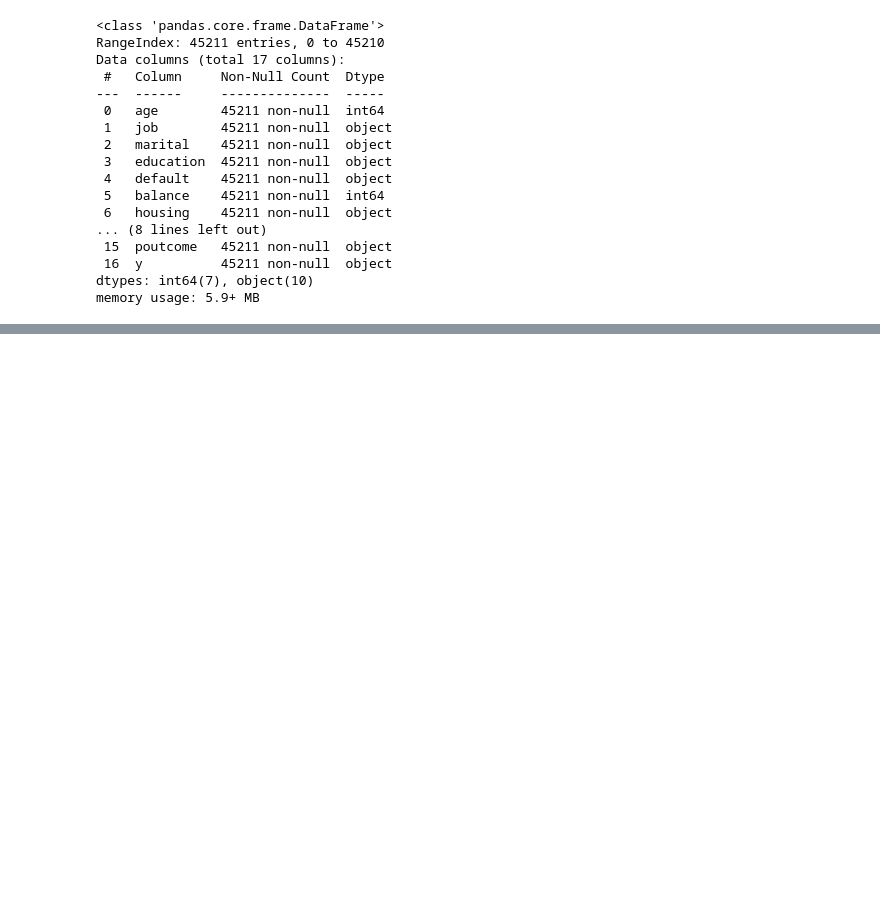
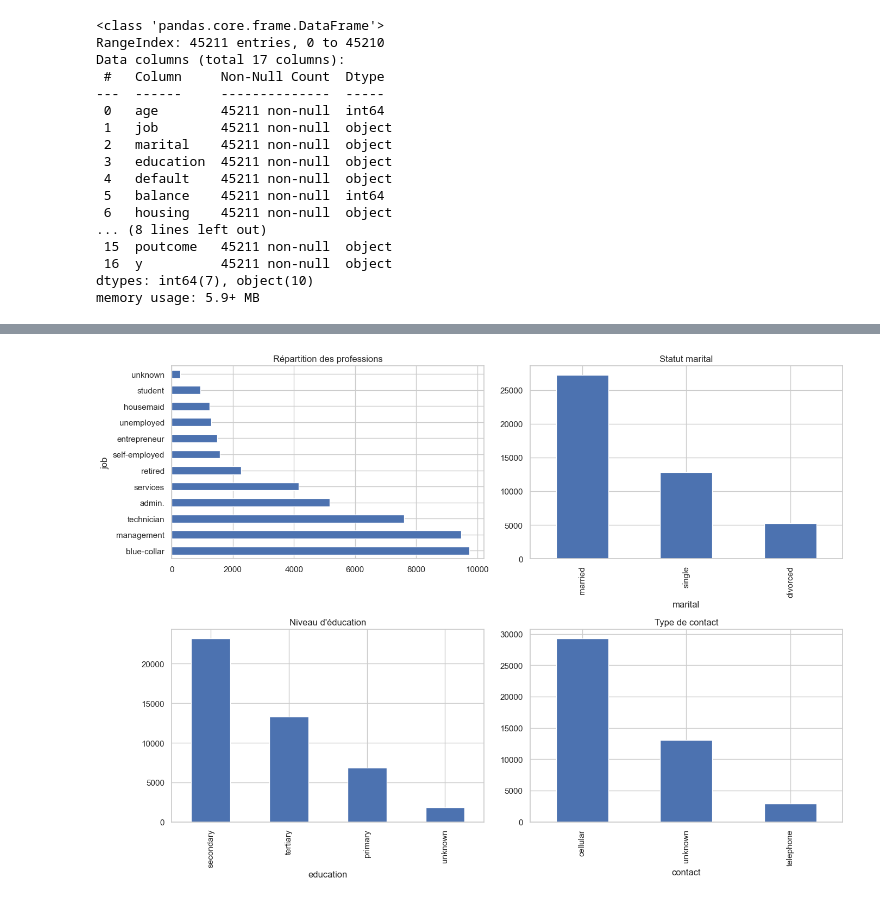
Before and after one commit to yvannerosane/Projet1, a Jupyter notebook: Notebook.ipynb, the cells around one changed output, grey strips where cells are left out. Saved outputs shown, nothing was run; the diff lists cells and outputs as text; code cells hidden in the pictures; blank space fills up the shorter version.

```diff
--- a/Notebook.ipynb
+++ b/Notebook.ipynb
@@ -405,0 +421,19 @@ X_train, X_test, y_train, y_test = train_test_split(
+# %%
+fig, axes = plt.subplots(2, 2, figsize=(14, 10))
+
+data["job"].value_counts().plot(kind="barh", ax=axes[0, 0])
+axes[0, 0].set_title("Répartition des professions")
+
+data["marital"].value_counts().plot(kind="bar", ax=axes[0, 1])
+axes[0, 1].set_title("Statut marital")
+
+data["education"].value_counts().plot(kind="bar", ax=axes[1, 0])
+axes[1, 0].set_title("Niveau d'éducation")
+
+data["contact"].value_counts().plot(kind="bar", ax=axes[1, 1])
+axes[1, 1].set_title("Type de contact")
+
+plt.tight_layout()
+plt.show()
+# %% [output]
+[figure, added]
```
Also changed, not shown: parts of 141 cells of this notebook.
